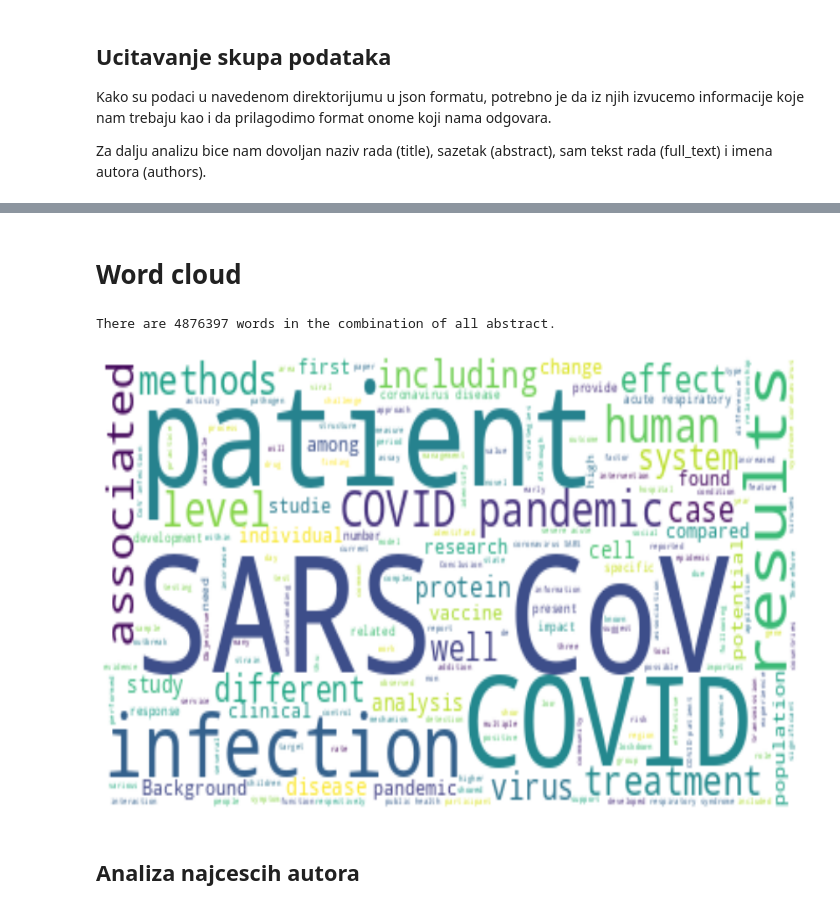
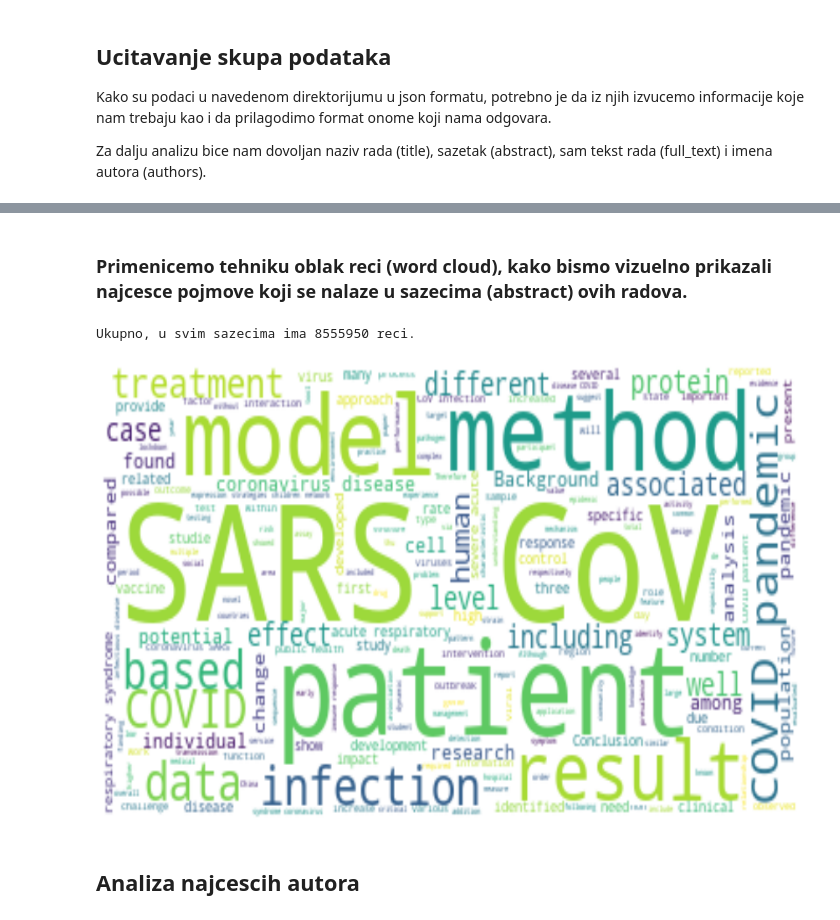
Before and after one commit to JelenaKitanovic/qa_system_covid, a Jupyter notebook: IR_JelenaKitanovic.ipynb, the cells around one changed output, grey strips where cells are left out. Saved outputs shown, nothing was run; the diff lists cells and outputs as text; code cells hidden in the pictures.

```diff
--- a/IR_JelenaKitanovic.ipynb
+++ b/IR_JelenaKitanovic.ipynb
@@ -24,19 +24,20 @@ import re
 from tqdm import tqdm
 
 directory_path = "/content/drive/MyDrive/COVID"
-docs=[]
-counts=0
+docs = []
 
-for file in tqdm(os.listdir(directory_path)):
-  file_path = directory_path + f"/{file}"
+for filename in tqdm(os.listdir(directory_path)):
+  file_path = directory_path + f"/{filename}"
   json_content = json.load(open(file_path, "rb"))
 
   paper_id = json_content['paper_id']
   title = json_content['metadata']['title']
   authors = ''
   for author in json_content['metadata']['authors']:
-    authors = authors + author['first'] + ' ' + author['last'] + ', '
+    authors += author['first'] + ' ' + author['last'] + ', '
   authors = authors[:-2]
+
+  #Ovde obradjujemo situaciju kada ne postoji abstract u dokumentu
   try:
     abstract = json_content['abstract'][0]['text']
   except:
@@ -45,9 +46,12 @@ for file in tqdm(os.listdir(directory_path)):
   full_text = ''
   for text in json_content['body_text']:
     full_text += text['text']
+
+  #Dodajemo dokument u listu
   docs.append([paper_id, title, abstract, full_text, authors])
 
-df = pd.DataFrame(docs,columns=['paper_id','title','abstract','full_text', 'authors'])
+#Od liste dokumenata napravicemo Pandas DataFrame objekat jer nam je lakse da baratamo sa njim :)
+df = pd.DataFrame(docs, columns = ['paper_id', 'title', 'abstract', 'full_text', 'authors'])
 # %%
 print('Dimenzije skupa podataka:', df.shape)
 print('Pregled prvih par redova:')
@@ -63,6 +67,7 @@ Pregled prvih par redova:
 | 3 | f42578b823280a3931165040e8a79b234... | Structure, activity and inhibitio... | 9 Transmembrane protease, serine ... | . Engineered activation and struc... | Bryan Fraser#, Serap Beldar#, Alm... |
 | 4 | f412033f08fe73d4affcfb381114f4ad3... | HSV Forms an HCMV-like Viral Asse... | Herpes simplex virus (HSV) is a n... | It is commonly observed that viru... | Shaowen White, Hiroyuki Kawano, N... |
 # %%
+df.drop_duplicates(inplace = True)
 df.describe()
 # %% [output]
 |  | paper_id | title | abstract | full_text | authors |
@@ -107,5 +102,5 @@ df[df['authors'] == '']
 # %%
-clean_dataframe = df[df['authors'] != '']
+clean_dataframe = df[(df['authors'] != '') | (df['title'] != '')]
 
 print("Dimenzije ociscenog skupa podataka: ", clean_dataframe.shape)
 print("Pregled prvih nekoliko redova osiscenog skupa podataka: ")
@@ -124,33 +119,32 @@ Pregled prvih nekoliko redova osiscenog skupa podataka:
 | 8 | f4185f72f8808fa0c927ce35826736886... | Characterizing 56 complete SARS-C... | Background: The spike glycoprotei... | Since the severe acute respirator... | Julian Tang, Jo Cheung, Ida Chu, ... |
 | 9 | f42669f3577a3f410cff85a4b1ad9ae5a... | 0123456789) 1 3 Journal of Scienc... | It is known that COVID-19 spread ... | It is known that COVID-19 spread ... | Francisco Arias |
 | 10 | f4242f1af7a17ad76cb437f827ef8d1ff... | Disease-Suppressive Soils-Beyond ... | In the pursuit of higher food pro... | The COVID-19 pandemic is testing ... | Somasundaram Jayaraman, &amp; Nao... |
-# %% [markdown]
-# Word cloud
+# %% [markdown]
+### Primenicemo tehniku oblak reci (word cloud), kako bismo vizuelno prikazali najcesce pojmove koji se nalaze u sazecima (abstract) ovih radova.
 # %%
 import matplotlib.pyplot as plt
 from PIL import Image
 from wordcloud import WordCloud, STOPWORDS, ImageColorGenerator
 % matplotlib inline
 
-text = " ".join(title for title in clean_dataframe.abstract)
-print("There are {} words in the combination of all abstract.".format(len(text)))
+abstracts_merged = " ".join(title for title in clean_dataframe.abstract)
+print("Ukupno, u svim sazecima ima {} reci.".format(len(abstracts_merged)))
 
-#Izbacujemo tzv. STOPWORDS, to su reci koje se cesto ponavljaju u tekstu, na primer veznici: and i or
+# Izbacujemo tzv. STOPWORDS, to su reci koje se cesto ponavljaju u tekstu a ne donose dodatno znacenje, na primer veznici: and i or
 stopwords = set(STOPWORDS)
-#Izbacujemo jos neke cesto koriscenje reci koje nisu usko vezane za temu istrazivanja
-stopwords.update(["et al", "one", "use", "group", "two", "may", "using", "used", "new", "time", "data", "based", "method", "result", "model"])
+# Izbacujemo jos neke cesto koriscenje reci koje nisu usko vezane za temu istrazivanja
+stopwords.update(["et al", "one", "use", "group", "two", "may", "using", "used", "new", "time"])
 
-# Generate a word cloud image
-wordcloud = WordCloud(stopwords=stopwords, background_color="white").generate(text)
+wordcloud = WordCloud(stopwords=stopwords, background_color = "white").generate(abstracts_merged)
 
-# Display the generated image:
+# Prikaz generisane slike:
 plt.figure(figsize = (15, 10))
-plt.imshow(wordcloud, interpolation='bilinear', aspect = 'auto')
-plt.axis("off")
+plt.imshow(wordcloud, interpolation = 'bilinear', aspect = 'auto')
+plt.axis('off')
 plt.show()
 # %% [output]
-There are 4876397 words in the combination of all abstract.
+Ukupno, u svim sazecima ima 8555950 reci.
-[figure, old version]
+[figure, new version]
 # %% [markdown]
 ## Analiza najcescih autora
 # %%
```
Also changed, not shown: parts of 10 cells of this notebook.
